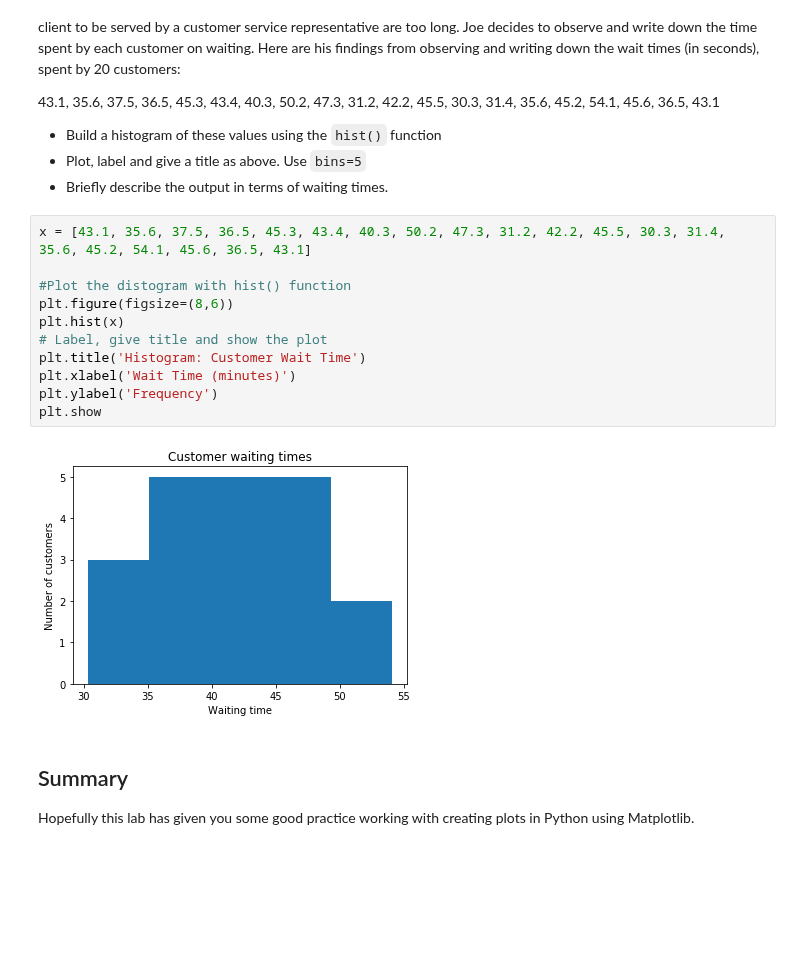
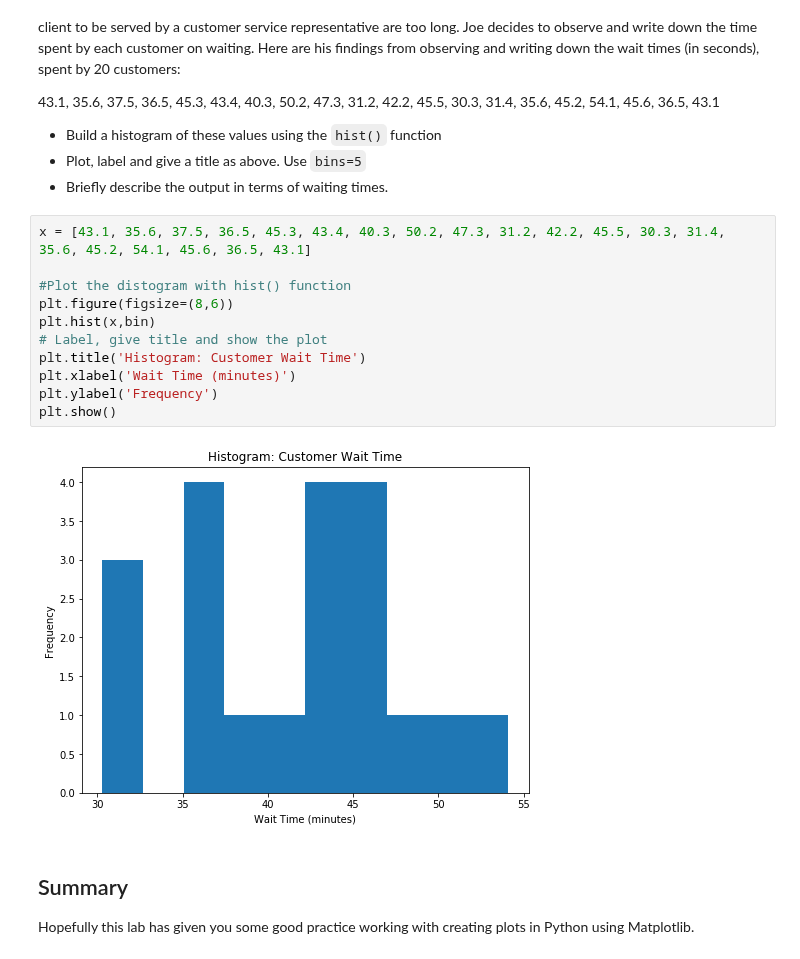
Before and after one commit to chrised209/dsc-data-viz-lab-houston-ds-071519, a Jupyter notebook: index.ipynb, the cells around one changed output. Drawn from its saved outputs; the diff is of its cells as text; blank space fills up the shorter version.

```diff
--- a/index.ipynb
+++ b/index.ipynb
@@ -92,16 +92,16 @@ Joe is the branch manager at a bank. Recently, Joe been receiving customer feedb
 # %%
 x = [43.1, 35.6, 37.5, 36.5, 45.3, 43.4, 40.3, 50.2, 47.3, 31.2, 42.2, 45.5, 30.3, 31.4, 35.6, 45.2, 54.1, 45.6, 36.5, 43.1]
 
 #Plot the distogram with hist() function
 plt.figure(figsize=(8,6))
-plt.hist(x)
+plt.hist(x,bin)
 # Label, give title and show the plot
 plt.title('Histogram: Customer Wait Time')
 plt.xlabel('Wait Time (minutes)')
 plt.ylabel('Frequency')
-plt.show
+plt.show()
 # %% [output]
-[figure, old version]
+[figure, new version]
 # %% [markdown]
 ## Summary
 
```
